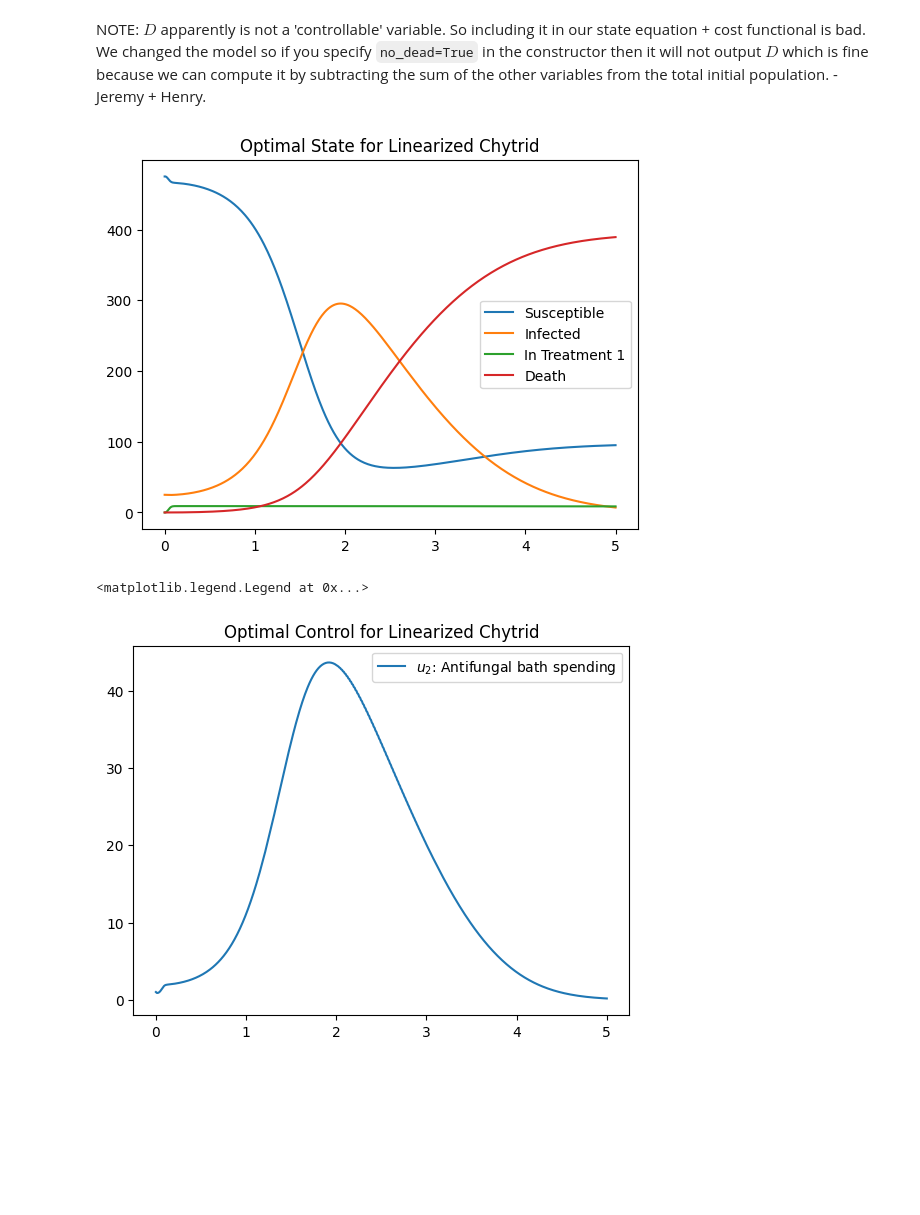
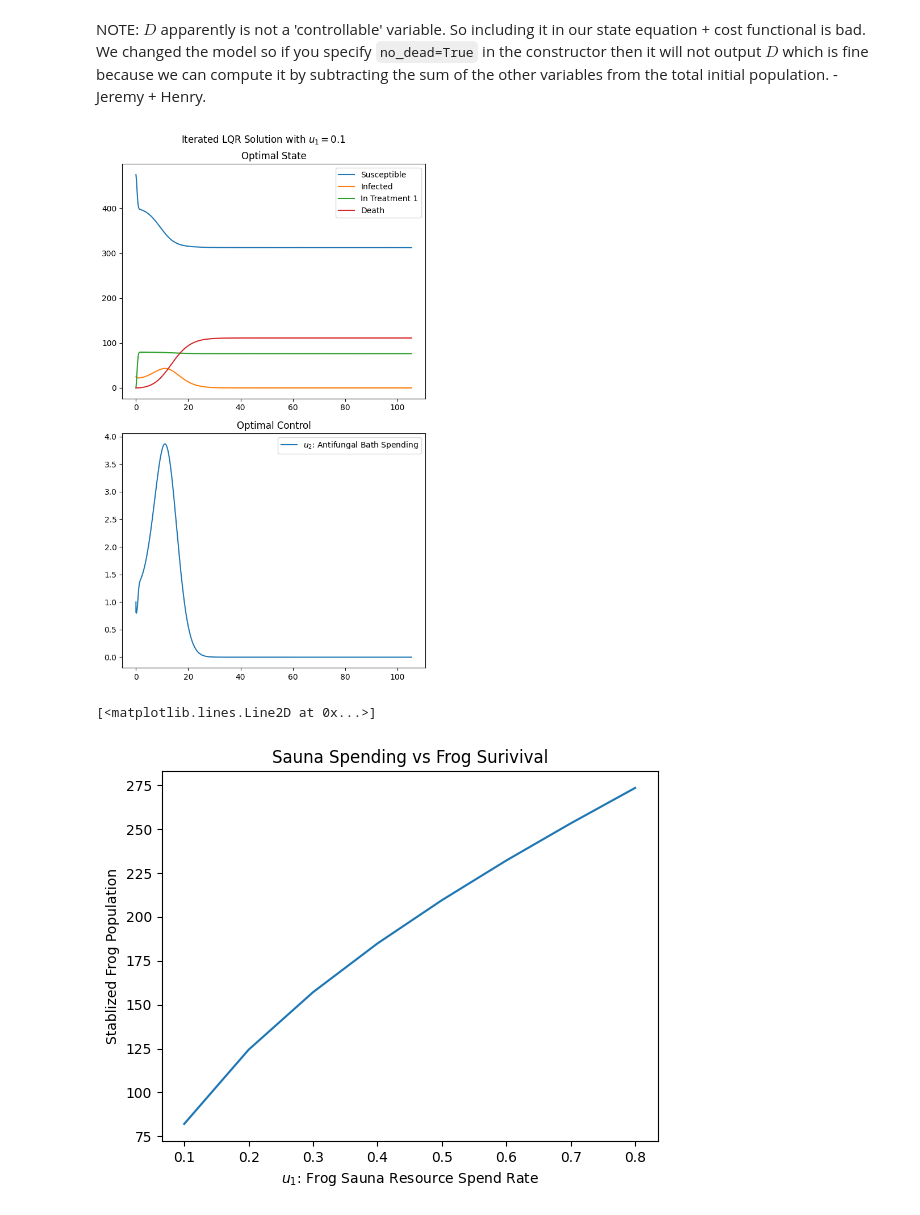
Before and after one commit to ACME-Vol4-Project1/save-axolotls-control, a Jupyter notebook: LQR_control.ipynb, the cells around one changed output. Cells and saved outputs as stored; diff of their text form; code cells hidden in the pictures; blank space fills up the shorter version.

Commit message:
plotting and debigging

```diff
--- a/LQR_control.ipynb
+++ b/LQR_control.ipynb
@@ -124,35 +128,57 @@ R = np.eye(1)   # cost of control
 # initial conditions
 y0 = np.array([475, 25, 0])
 u0 = np.array([1])  # spending on baths
+const_u1 = 1
 
 # establish t space
-tf = 5
-t_steps = 500
+tf = 1000
+t_steps = 5000
 t_space = np.linspace(0, tf, t_steps)
 
 # instantiate model object (to be used for linearization)
-model = m.Model(seasonal=False, no_dead=True, const_u1=0.1) # constant sauna maintenance
+model = m.Model(seasonal=False, no_dead=True, const_u1=const_u1) # constant sauna maintenance
 # %%
 # get optimal solutions
-x, u2 = iterated_lqr(lambda t, x, u: model.f_x(t, x, u), lambda t, x, u: model.f_u(t, x, u), t_space, y0, u0)
+x, u2, new_t = iterated_lqr(lambda t, x, u: model.f_x(t, x, u), lambda t, x, u: model.f_u(t, x, u), t_space, y0, u0)
 S = x[:, 0]
 I = x[:, 1]
 T1 = x[:, 2]
 
 # plot
-plt.title("Optimal State for Linearized Chytrid")
-plt.plot(t_space, S, label="Susceptible")
-plt.plot(t_space, I, label="Infected")
-plt.plot(t_space, T1, label="In Treatment 1")
-plt.plot(t_space, 500 - S - I - T1, label="Death")  # plotting death total 500 - all other groups
-plt.legend()
-plt.show()
+fig, axs = plt.subplots(2, 1, figsize=(6, 10))
+axs[0].set_title("Optimal State")
+axs[0].plot(new_t, S, label="Susceptible")
+axs[0].plot(new_t, I, label="Infected")
+axs[0].plot(new_t, T1, label="In Treatment 1")
+axs[0].plot(new_t, 500 - S - I - T1, label="Death")  # plotting death total 500 - all other groups
+axs[0].legend()
 
-# formattin
-plt.title("Optimal Control for Linearized Chytrid")
-plt.plot(t_space, u2, label=rf'$u_{2}$: Antifungal bath spending')
-plt.legend()
+# formatting
+axs[1].set_title("Optimal Control")
+axs[1].plot(new_t, u2, label=rf'$u_{2}$: Antifungal Bath Spending')
+axs[1].legend()
+
+plt.suptitle('Iterated LQR Solution with $u_{1} = 0.1$')
+plt.tight_layout()
 # %% [output]
-[figure, old version]
+[figure, new version]
-<matplotlib.legend.Legend at 0x...>
-[figure, removed]
+# %%
+u1_vals = np.arange(0.1, 0.9, 0.1)
+S_vals = []
+
+for u1 in u1_vals:
+    model = m.Model(seasonal=False, no_dead=True, const_u1=u1) # instantiate model object with sauna spend rate
+
+    # solve lqr and get final frog population from the end of susceptible
+    x, _, _ = iterated_lqr(lambda t, x, u: model.f_x(t, x, u), lambda t, x, u: model.f_u(t, x, u), t_space, y0, u0)
+    S_equlibrium = x[:, 0][-1]
+    S_vals.append(S_equlibrium)
+
+# plot formatting
+plt.title('Sauna Spending vs Frog Surivival')
+plt.xlabel(rf'$u_{1}$: Frog Sauna Resource Spend Rate')
+plt.ylabel('Stablized Frog Population')
+plt.plot(u1_vals, S_vals)
+# %% [output]
+[<matplotlib.lines.Line2D at 0x...>]
+[figure, added]
```
Also changed, not shown: parts of 2 cells of this notebook.
